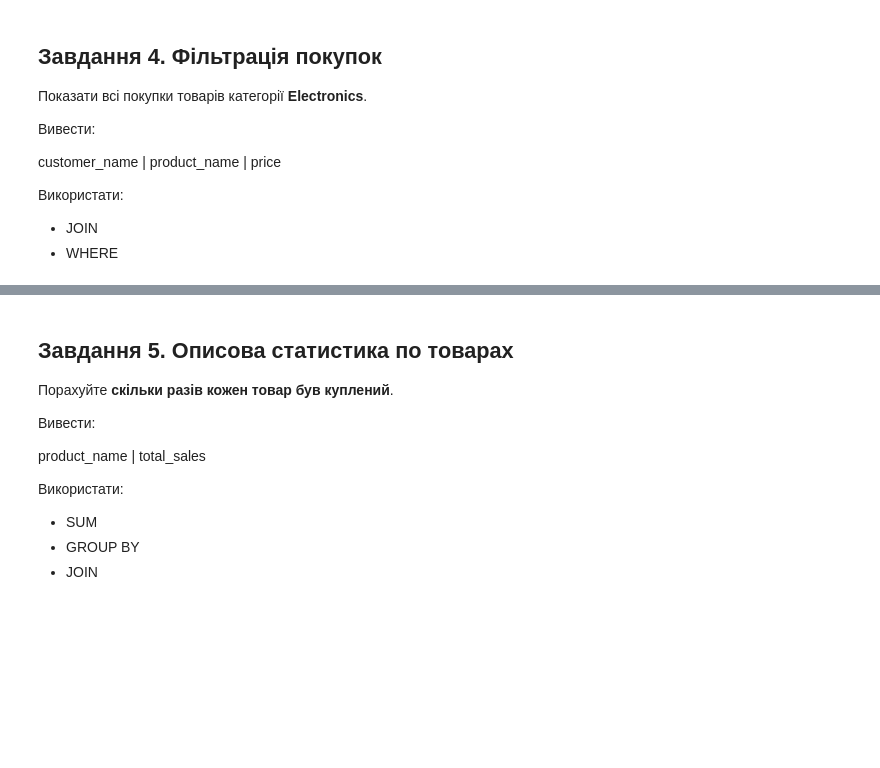
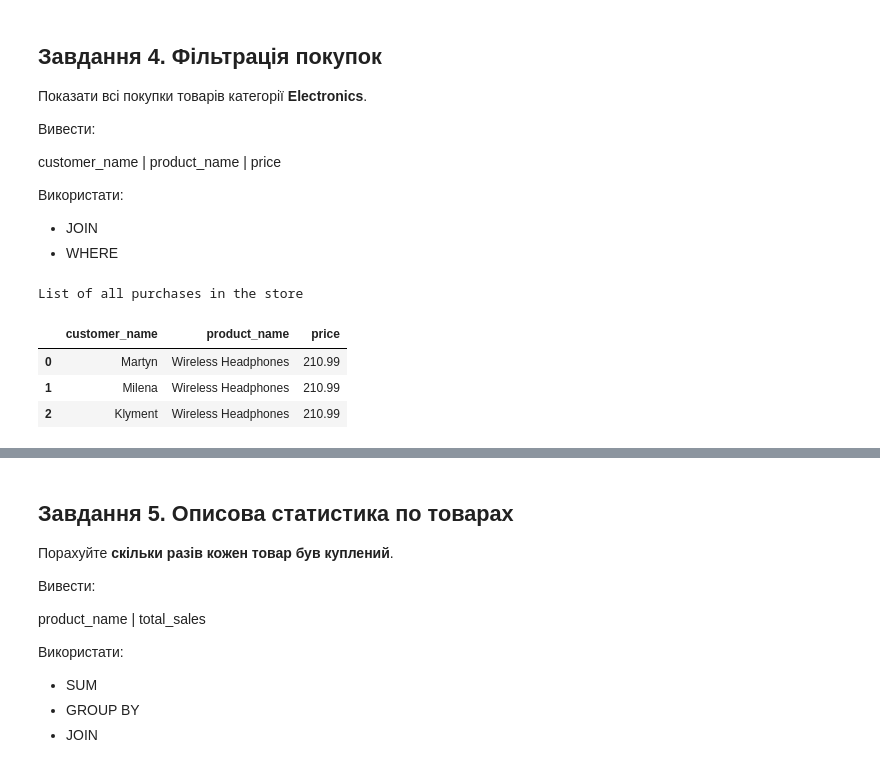
Before and after one commit to BogdanPinchuk/DataScience-PBY_HW7, a Jupyter notebook: Bohdan_Pinchuk_DS_HW7.ipynb, the cells around one changed output, grey strips where cells are left out. Cells and saved outputs as stored; diff of their text form; code cells hidden in the pictures; blank space fills up the shorter version.

```diff
--- a/Bohdan_Pinchuk_DS_HW7.ipynb
+++ b/Bohdan_Pinchuk_DS_HW7.ipynb
@@ -462,3 +517,46 @@ customer_name | product_name | price
 
 - JOIN
 - WHERE
+# %%
+#### Variant №1 ####
+
+import jinja2
+import sqlite3
+import pandas as pd
+
+# Input data
+# Solution
+# SQL
+conn = sqlite3.connect(db_file_name)
+cursor = conn.cursor()
+
+# Extract data from DB
+cursor.execute("""
+SELECT customers.name AS customer_name,
+       products.product_name,
+       products.price
+FROM order_items
+         JOIN orders ON order_items.order_id = orders.id
+         JOIN products ON order_items.product_id = products.id
+         JOIN customers ON orders.customer_id = customers.id
+WHERE category = 'Electronics';
+""")
+
+# Extract column names
+columns_names = [column_name[0] for column_name in cursor.description]
+# Extract data
+table_data = cursor.fetchall()
+
+conn.close()
+
+# Print results
+df = (pd.DataFrame(table_data, columns=columns_names).style.
+      set_caption("List of all purchases in the store").
+      format({'price': '{:.2f}'}))
+display(df)
+# %% [output]
+List of all purchases in the store
+|  | customer_name | product_name | price |
+| 0 | Martyn | Wireless Headphones | 210.99 |
+| 1 | Milena | Wireless Headphones | 210.99 |
+| 2 | Klyment | Wireless Headphones | 210.99 |
```
Also changed, not shown: parts of 3 cells of this notebook.
